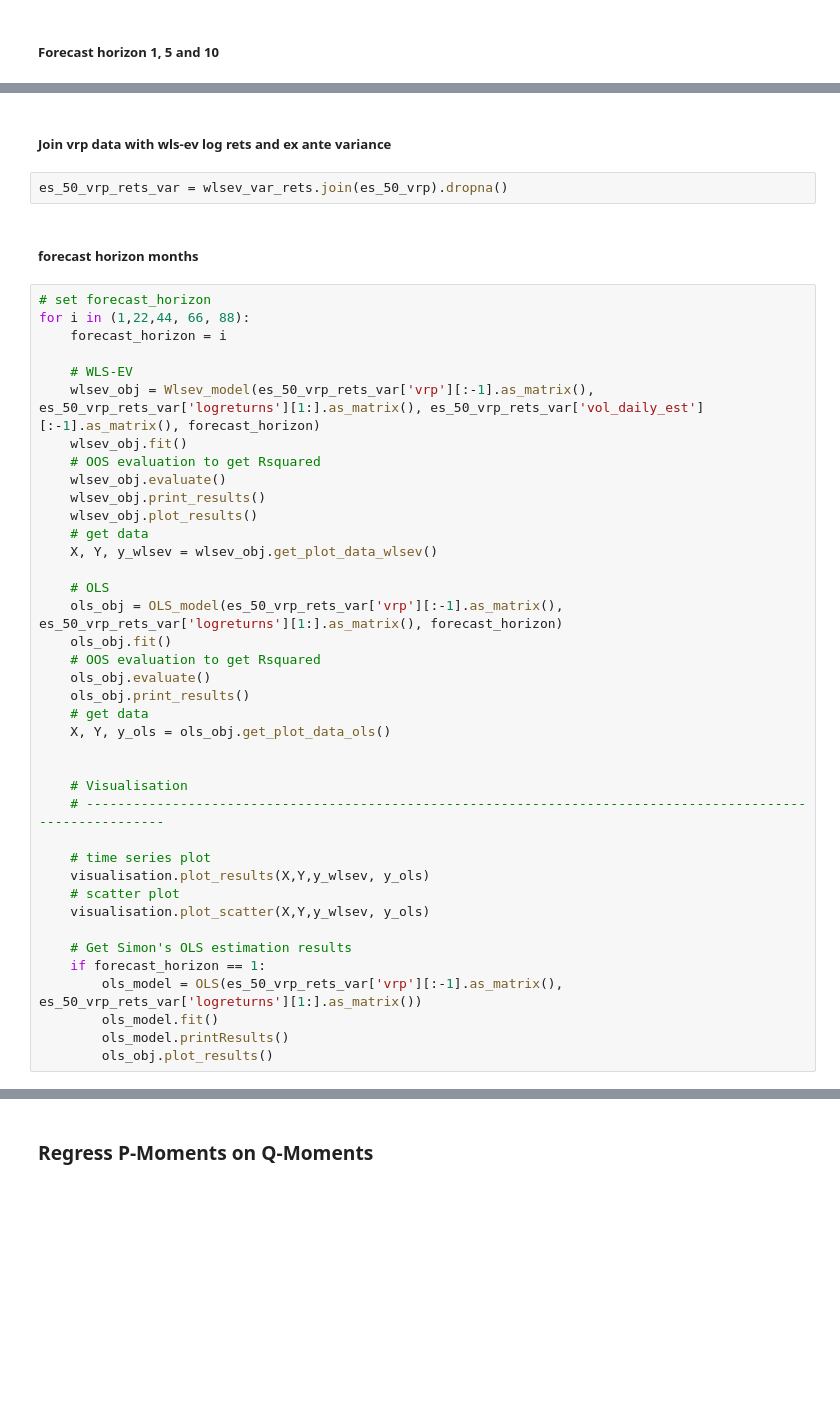
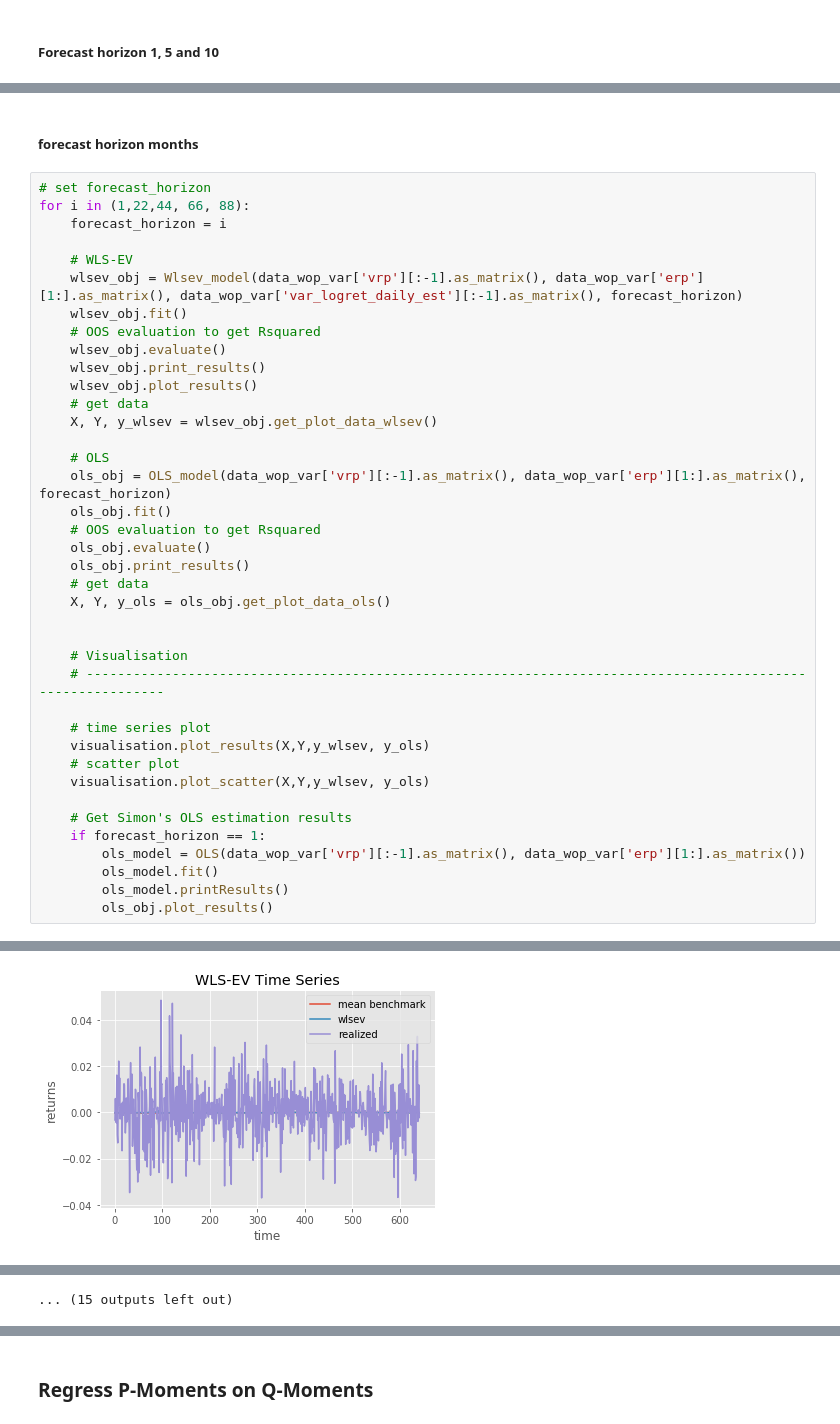
Before and after one commit to tobikuhlmann/robust-linear-forecasting, a Jupyter notebook: wlsev_analysis.ipynb, the cells around one changed output, grey strips where cells are left out. Cells and saved outputs as stored; diff of their text form; blank space fills up the shorter version.

```diff
--- a/wlsev_analysis.ipynb
+++ b/wlsev_analysis.ipynb
@@ -386,7 +495,3 @@ KeyError: 'vol_daily_est'
-# %% [markdown]
-##### Join vrp data with wls-ev log rets and ex ante variance
-# %%
-es_50_vrp_rets_var = wlsev_var_rets.join(es_50_vrp).dropna()
 # %% [markdown]
 ##### forecast horizon months
 # %%
@@ -395,7 +500,7 @@ for i in (1,22,44, 66, 88):
     forecast_horizon = i
 
     # WLS-EV
-    wlsev_obj = Wlsev_model(es_50_vrp_rets_var['vrp'][:-1].as_matrix(), es_50_vrp_rets_var['logreturns'][1:].as_matrix(), es_50_vrp_rets_var['vol_daily_est'][:-1].as_matrix(), forecast_horizon)
+    wlsev_obj = Wlsev_model(data_wop_var['vrp'][:-1].as_matrix(), data_wop_var['erp'][1:].as_matrix(), data_wop_var['var_logret_daily_est'][:-1].as_matrix(), forecast_horizon)
     wlsev_obj.fit()
     # OOS evaluation to get Rsquared
     wlsev_obj.evaluate()
@@ -405,7 +510,7 @@ for i in (1,22,44, 66, 88):
     X, Y, y_wlsev = wlsev_obj.get_plot_data_wlsev()
 
     # OLS
-    ols_obj = OLS_model(es_50_vrp_rets_var['vrp'][:-1].as_matrix(), es_50_vrp_rets_var['logreturns'][1:].as_matrix(), forecast_horizon)
+    ols_obj = OLS_model(data_wop_var['vrp'][:-1].as_matrix(), data_wop_var['erp'][1:].as_matrix(), forecast_horizon)
     ols_obj.fit()
     # OOS evaluation to get Rsquared
     ols_obj.evaluate()
@@ -424,7 +529,8 @@ for i in (1,22,44, 66, 88):
 
     # Get Simon's OLS estimation results
     if forecast_horizon == 1:
-        ols_model = OLS(es_50_vrp_rets_var['vrp'][:-1].as_matrix(), es_50_vrp_rets_var['logreturns'][1:].as_matrix())
+        ols_model = OLS(data_wop_var['vrp'][:-1].as_matrix(), data_wop_var['erp'][1:].as_matrix())
         ols_model.fit()
         ols_model.printResults()
         ols_obj.plot_results()
+# %% [output]
@@ -430,0 +546 @@ for i in (1,22,44, 66, 88):
+[figure, added]
@@ -430,0 +589 @@ for i in (1,22,44, 66, 88):
+... (15 outputs left out)
```
Also changed, not shown: parts of 10 cells of this notebook, 2 other files.
